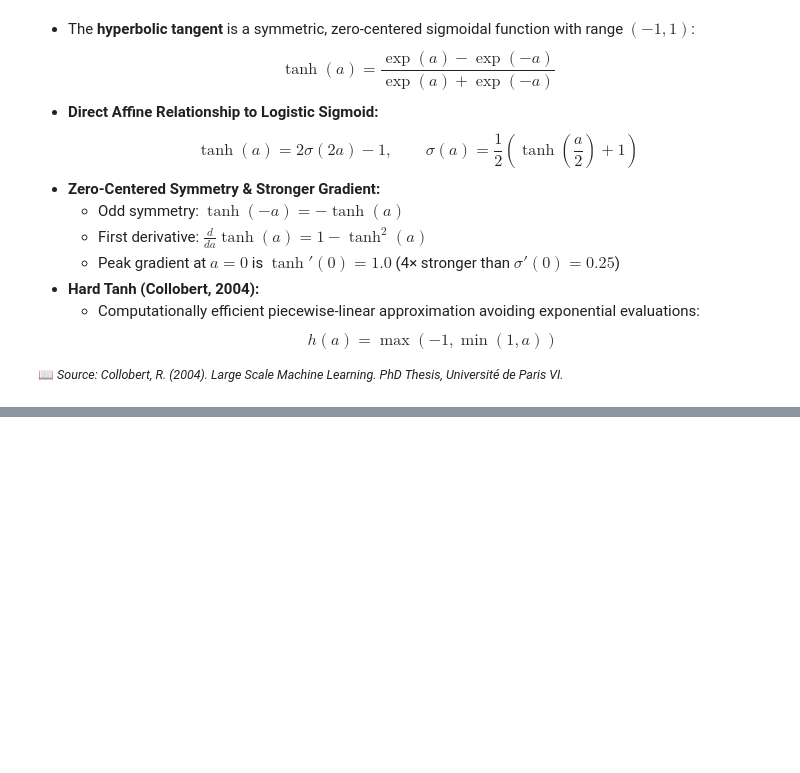
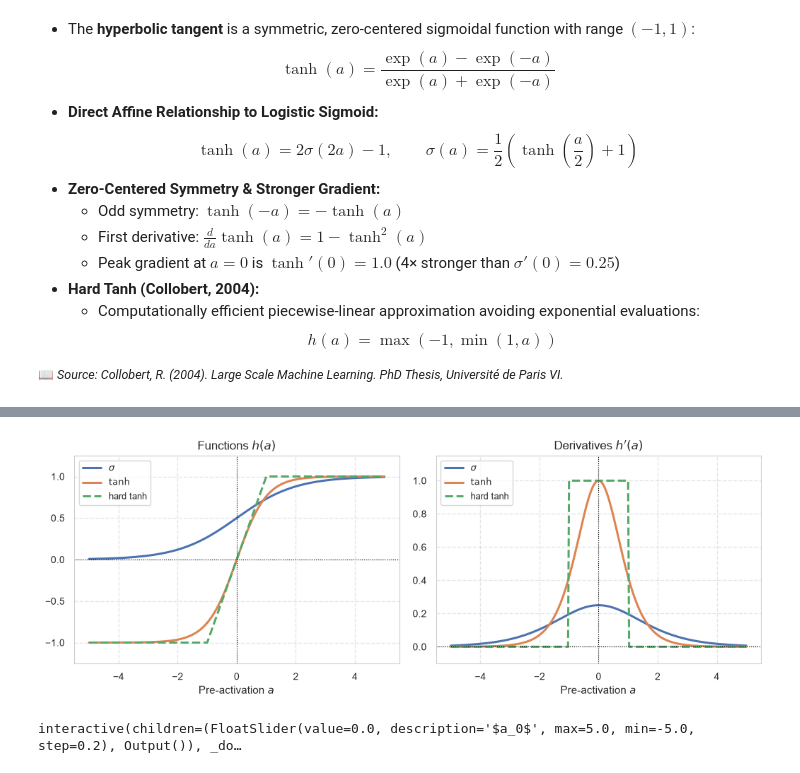
Before and after one commit to konstantin-schekotihin/dl_course, a Jupyter notebook: ML-DL/01_foundations/05_functions.ipynb, the cells around one changed output, grey strips where cells are left out. Drawn from its saved outputs; the diff is of its cells as text; code cells hidden in the pictures; blank space fills up the shorter version.

Commit message:
05_functions: hardlim/sgn, softmax as vector function, log-sum-exp, canonical links, Markdown tables, shared plot_function_panels

```diff
--- a/ML-DL/01_foundations/05_functions.ipynb
+++ b/ML-DL/01_foundations/05_functions.ipynb
@@ -208,3 +150,21 @@ interact(
+# %%
+# Functions and their derivatives on a dense grid of pre-activations (used by all plots below)
+a_grid = torch.linspace(-5.0, 5.0, 301)
+values = {r"$\sigma$": sigmoid(a_grid), r"$\tanh$": tanh_fn(a_grid), "hard tanh": hard_tanh(a_grid)}
+slopes = {r"$\sigma$": d_sigmoid(a_grid), r"$\tanh$": d_tanh(a_grid), "hard tanh": d_hard_tanh(a_grid)}
+hp.plot_function_panels(a_grid, [values, slopes], titles=["Functions $h(a)$", "Derivatives $h'(a)$"], ylims=[(-1.25, 1.25), (-0.1, 1.15)], dashed=["hard tanh"])
+# %% [output]
+[figure, added]
+# %%
+# Interactive tangent line h(a_0) + h'(a_0)(a - a_0): its slope is the local gradient
+@interact(a_0=widgets.FloatSlider(value=0.0, min=-5.0, max=5.0, step=0.2, description="$a_0$"))
+def show_tangents(a_0=0.0):
+    a_0 = torch.tensor(a_0)
+    sigma_panel = {r"$\sigma(a)$": sigmoid(a_grid), f"tangent, slope {float(d_sigmoid(a_0)):.3f}": sigmoid(a_0) + d_sigmoid(a_0) * (a_grid - a_0)}
+    tanh_panel = {r"$\tanh(a)$": tanh_fn(a_grid), f"tangent, slope {float(d_tanh(a_0)):.3f}": tanh_fn(a_0) + d_tanh(a_0) * (a_grid - a_0)}
+    hp.plot_function_panels(a_grid, [sigma_panel, tanh_panel], ylims=[(-0.2, 1.2), (-1.25, 1.25)], points=[(a_0, sigmoid(a_0)), (a_0, tanh_fn(a_0))])
+# %% [output]
+interactive(children=(FloatSlider(value=0.0, description='$a_0$', max=5.0, min=-5.0, step=0.2), Output()), _do…
 # %% [markdown]
 ## The Vanishing Gradient Problem
 
```
Also changed, not shown: parts of 48 cells of this notebook, 4 other files.
